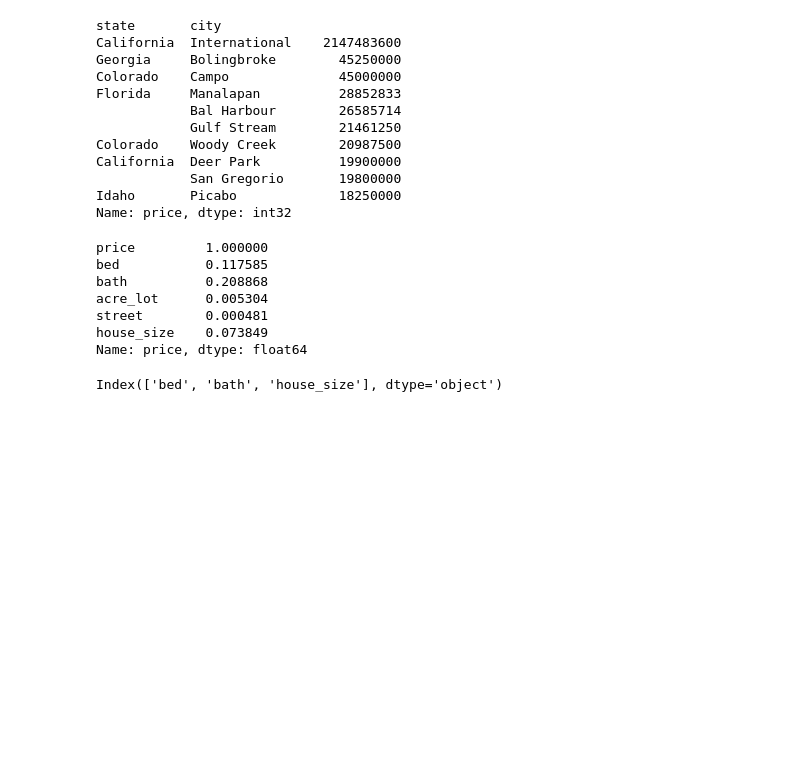
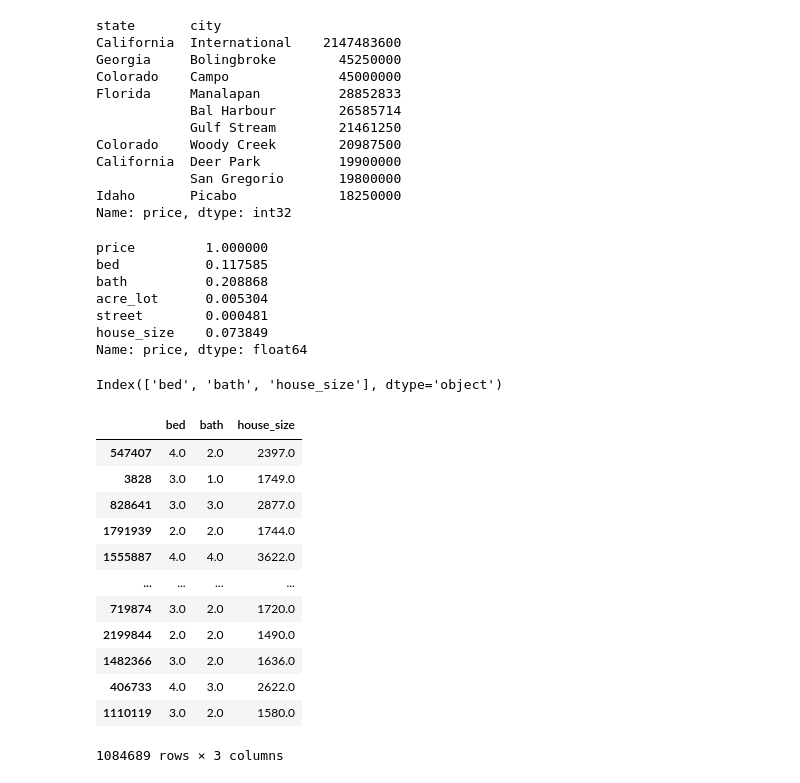
Before and after one commit to halchemylab/real-estate-price-prediction-data-science-project, a Jupyter notebook: analysis_modeling.ipynb, the cells around one changed output. Drawn from its saved outputs; the diff is of its cells as text; code cells hidden in the pictures; blank space fills up the shorter version.

```diff
--- a/analysis_modeling.ipynb
+++ b/analysis_modeling.ipynb
@@ -215,0 +218,2 @@ Index(['bed', 'bath', 'house_size'], dtype='object')
+# %%
+X_train, X_test, y_train, y_test = train_test_split(X, y, test_size = 0.2, random_state = 27)
@@ -215,0 +224,16 @@ Index(['bed', 'bath', 'house_size'], dtype='object')
+# %%
+X_train
+# %% [output]
+|  | bed | bath | house_size |
+| 547407 | 4.0 | 2.0 | 2397.0 |
+| 3828 | 3.0 | 1.0 | 1749.0 |
+| 828641 | 3.0 | 3.0 | 2877.0 |
+| 1791939 | 2.0 | 2.0 | 1744.0 |
+| 1555887 | 4.0 | 4.0 | 3622.0 |
+| ... | ... | ... | ... |
+| 719874 | 3.0 | 2.0 | 1720.0 |
+| 2199844 | 2.0 | 2.0 | 1490.0 |
+| 1482366 | 3.0 | 2.0 | 1636.0 |
+| 406733 | 4.0 | 3.0 | 2622.0 |
+| 1110119 | 3.0 | 2.0 | 1580.0 |
+1084689 rows × 3 columns
```
Also changed, not shown: parts of 6 cells of this notebook.
